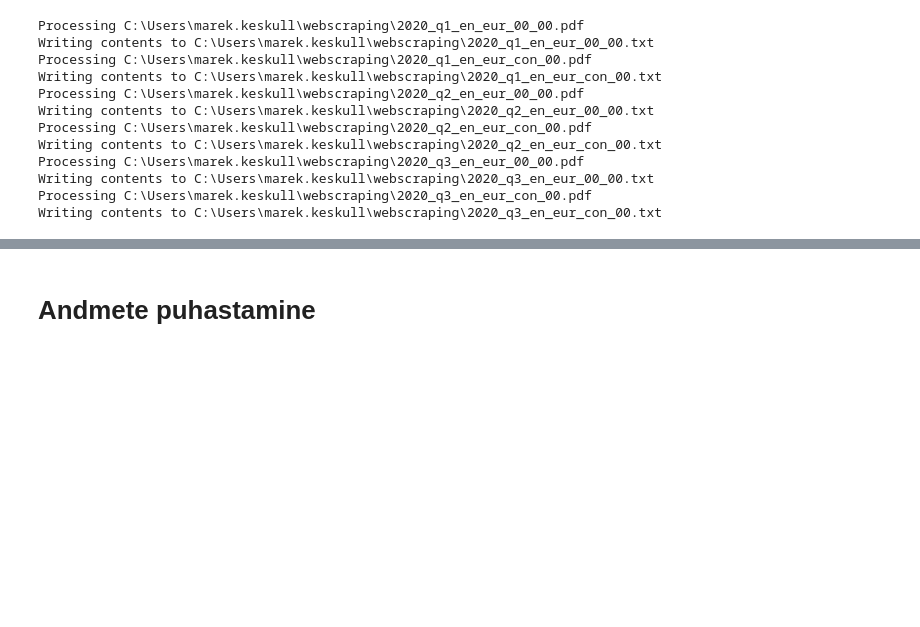
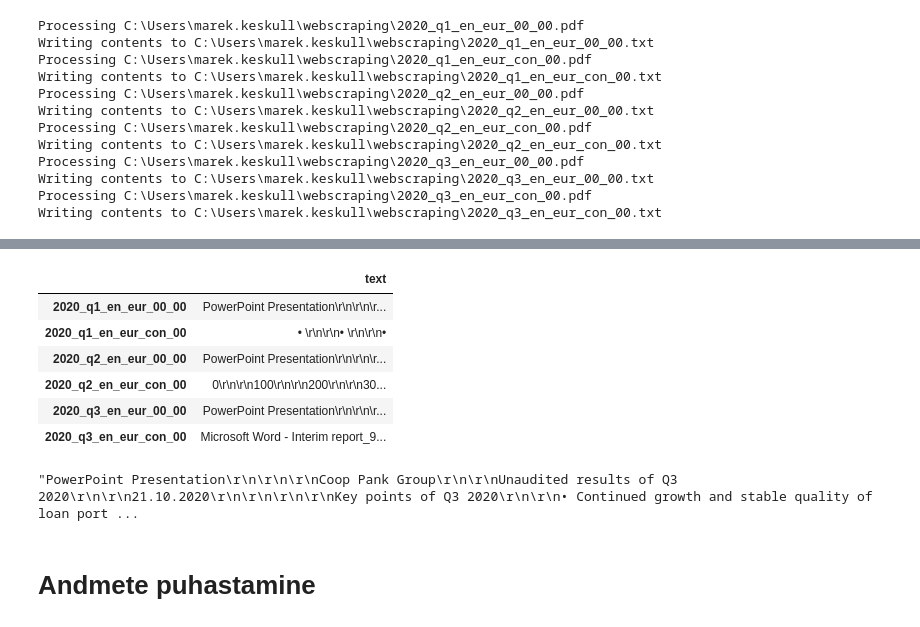
Before and after one commit to makesk/Algorithmic-evaluation-of-the-ESG-contribution-in-company-reports-a-semantic-similarity-score-based, a Jupyter notebook: nasdaqPDFS.ipynb, the cells around one changed output, grey strips where cells are left out. Cells and saved outputs as stored; diff of their text form; code cells hidden in the pictures; blank space fills up the shorter version.

```diff
--- a/nasdaqPDFS.ipynb
+++ b/nasdaqPDFS.ipynb
@@ -83,0 +65,15 @@ pandaframe
+# %%
+quarters = ['2020_q1_en_eur_00_00','2020_q1_en_eur_con_00','2020_q2_en_eur_00_00','2020_q2_en_eur_con_00',
+            '2020_q3_en_eur_00_00','2020_q3_en_eur_con_00']
+import re
+pattern = re.compile(r'\s+')
+
+data = []
+for c in quarters:
+    with open(folder_location+ "\\" + c + ".txt", "rb") as file:
+        text = file.read()
+        asd = text.strip()
+        decoded=str(asd,'utf-8')
+        #cleantext = re.sub(pattern, '', text)
+        data.append(decoded)
+data
@@ -84,3 +104,25 @@ pandaframe
+# %%
+#pandas dataframe data
+import pandas as pd
+pd.set_option('max_colwidth',150)
+
+data_df = pd.DataFrame.from_dict(data_combined).transpose()
+data_df.columns = ['text']
+data_df = data_df.sort_index()
+data_df
+# %% [output]
+|  | text |
+| 2020_q1_en_eur_00_00 | PowerPoint Presentation\r\n\r\n\r... |
+| 2020_q1_en_eur_con_00 | • \r\n\r\n• \r\n\r\n• |
+| 2020_q2_en_eur_00_00 | PowerPoint Presentation\r\n\r\n\r... |
+| 2020_q2_en_eur_con_00 | 0\r\n\r\n100\r\n\r\n200\r\n\r\n30... |
+| 2020_q3_en_eur_00_00 | PowerPoint Presentation\r\n\r\n\r... |
+| 2020_q3_en_eur_con_00 | Microsoft Word - Interim report_9... |
+# %%
+#vaatan datat
+data_df.text.loc['2020_q3_en_eur_00_00']
+# %% [output]
+"PowerPoint Presentation\r\n\r\n\r\nCoop Pank Group\r\n\r\nUnaudited results of Q3 2020\r\n\r\n21.10.2020\r\n\r\n\r\n\r\nKey points of Q3 2020\r\n\r\n• Continued growth and stable quality of loan port ...
 # %% [markdown]
 # Andmete puhastamine
 # %% [markdown]
```
Also changed, not shown: parts of 15 cells of this notebook.
